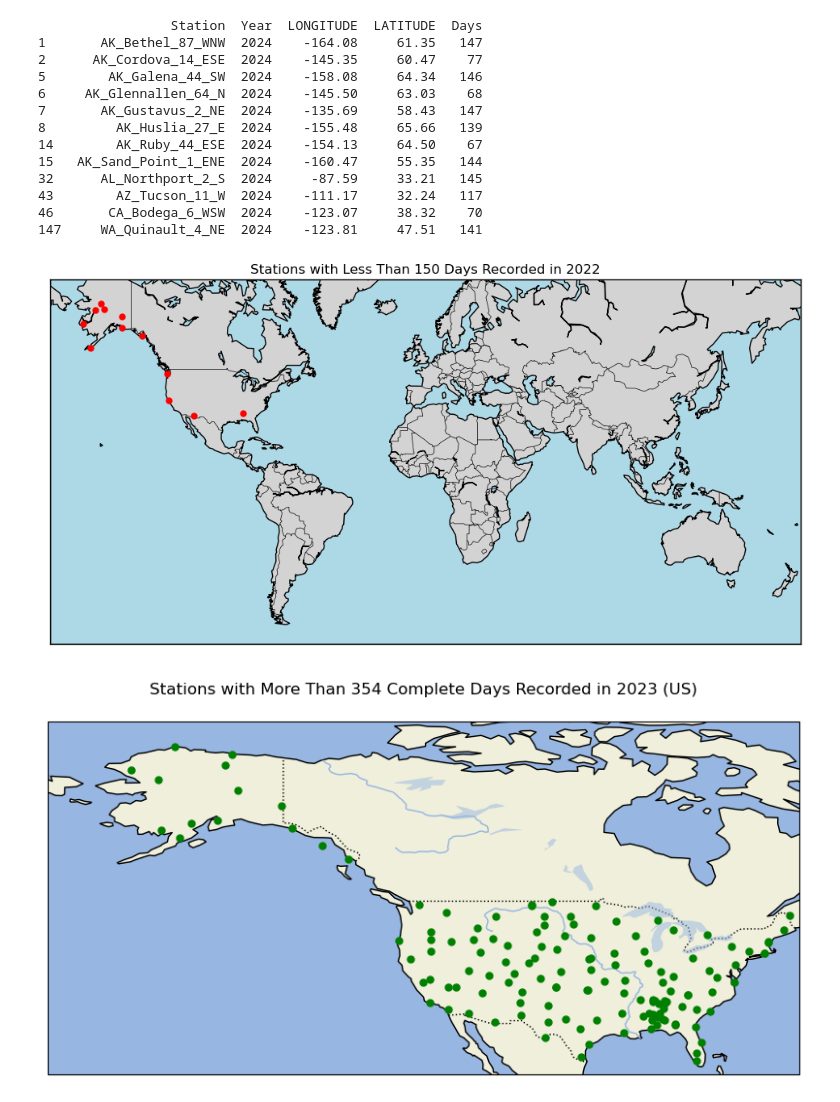
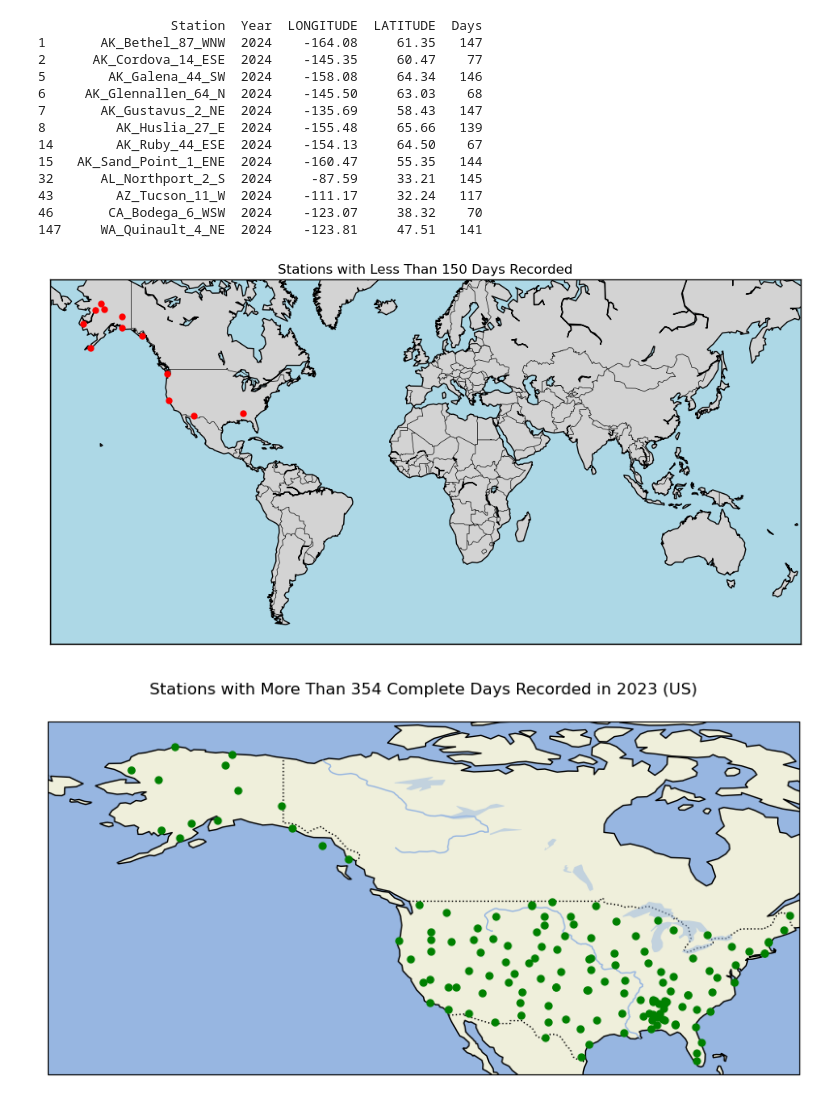
Before and after one commit to orwell2024/uscrnlib, a Jupyter notebook: functions_NOAA.ipynb, the cells around one changed output. Cells and saved outputs as stored; diff of their text form; code cells hidden in the pictures.

```diff
--- a/functions_NOAA.ipynb
+++ b/functions_NOAA.ipynb
@@ -155,29 +155,29 @@ print(days_per_station_year[days_per_station_year['Days'] < 150])
 # %%
 import matplotlib.pyplot as plt
 from mpl_toolkits.basemap import Basemap
 
 # Filter for stations with less than min days
 min=150
 stations_less_than_360 = days_per_station_year[days_per_station_year['Days'] <min]
 
 # Create a Basemap instance
 plt.figure(figsize=(12, 8))
 map = Basemap(projection='merc', llcrnrlat=-60, urcrnrlat=70, llcrnrlon=-180, urcrnrlon=180, lat_ts=20, resolution='c')
 
 map.drawcoastlines()
 map.drawcountries()
 map.fillcontinents(color='lightgray', lake_color='lightblue')
 map.drawmapboundary(fill_color='lightblue')
 
 # Plot each station
 for _, row in stations_less_than_360.iterrows():
     x, y = map(row['LONGITUDE'], row['LATITUDE'])
     map.plot(x, y, 'o', markersize=5, color='red')
 
-plt.title('Stations with Less Than '+ str(min)+' Days Recorded in 2022')
+plt.title('Stations with Less Than '+ str(min)+' Days Recorded')
 plt.show()
 # %% [output]
-[figure, old version]
+[figure, new version]
 # %%
 import matplotlib.pyplot as plt
 import cartopy.crs as ccrs
```
